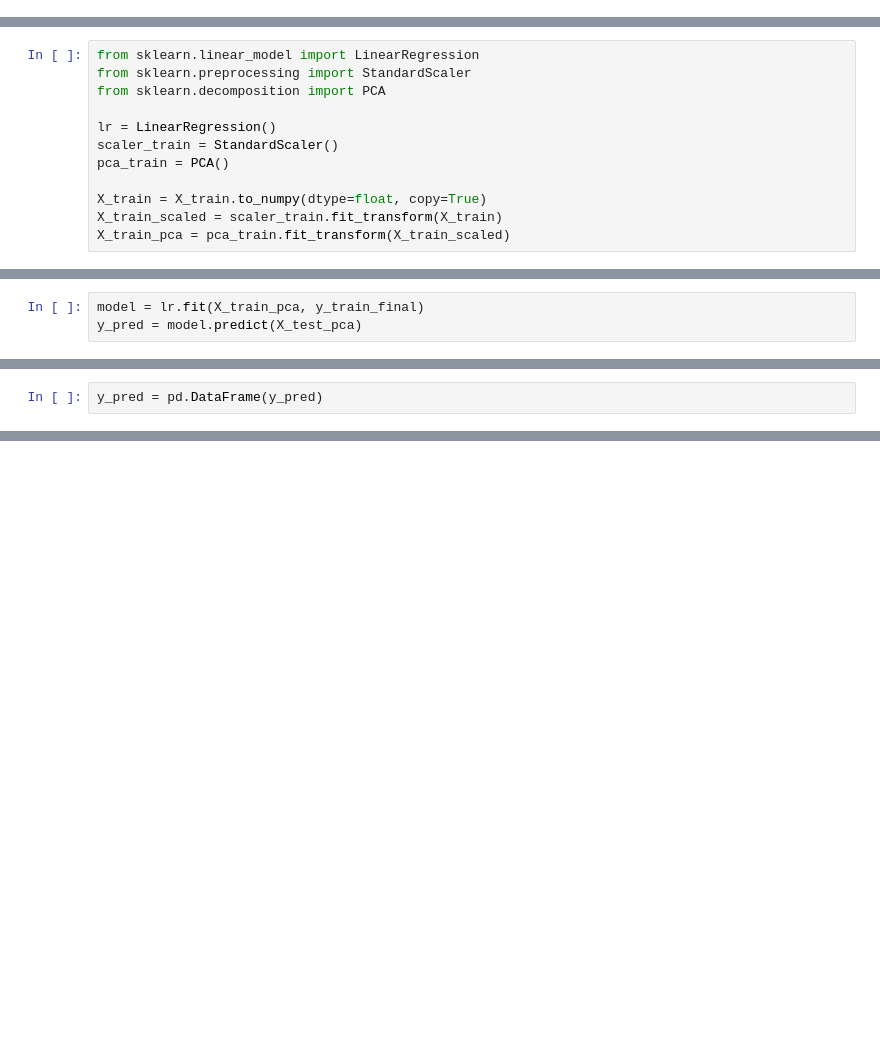
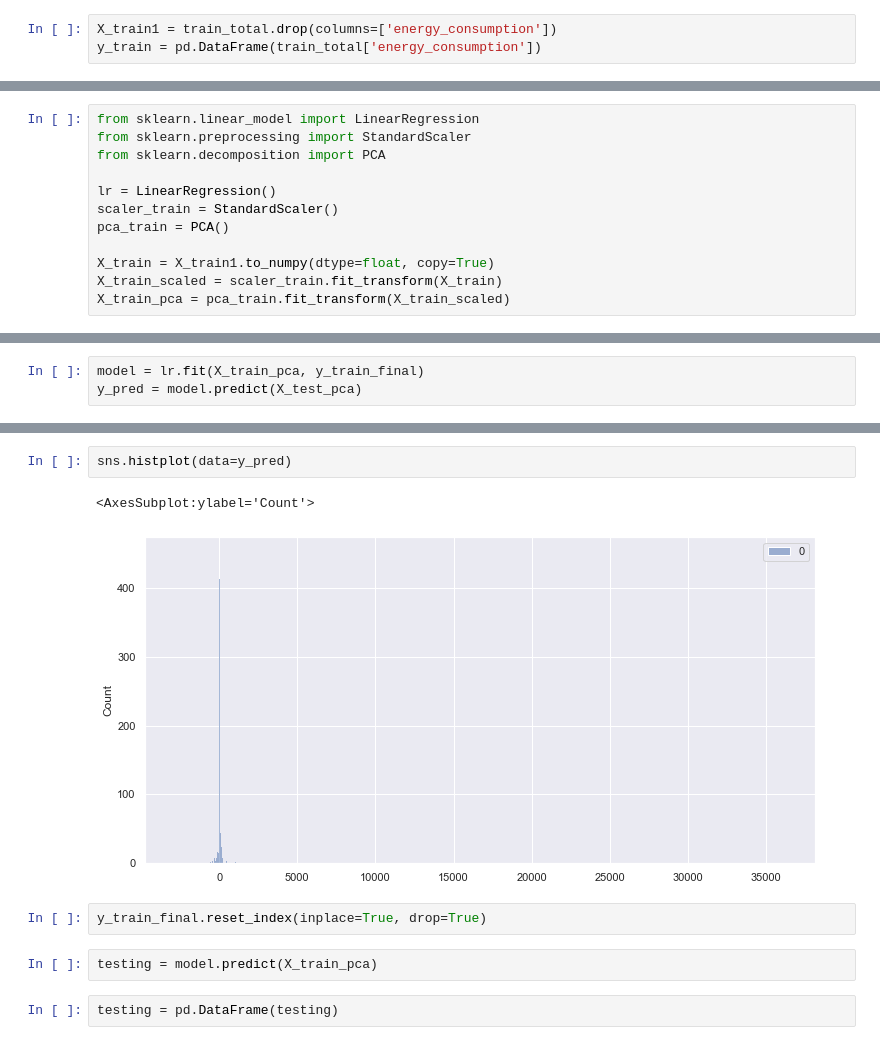
Before and after one commit to oostendo/2022-SI699-011, a Jupyter notebook: eva_and_sam/EDA_cbecs2018-v2.ipynb, the cells around one changed output, grey strips where cells are left out. Cells and saved outputs as stored; diff of their text form; blank space fills up the shorter version.

```diff
--- a/eva_and_sam/EDA_cbecs2018-v2.ipynb
+++ b/eva_and_sam/EDA_cbecs2018-v2.ipynb
@@ -351,0 +339,3 @@ X_test = df_filled
+# %%
+X_train1 = train_total.drop(columns=['energy_consumption'])
+y_train = pd.DataFrame(train_total['energy_consumption'])
@@ -360,7 +360,7 @@ lr = LinearRegression()
 scaler_train = StandardScaler()
 pca_train = PCA()
 
-X_train = X_train.to_numpy(dtype=float, copy=True)
+X_train = X_train1.to_numpy(dtype=float, copy=True)
 X_train_scaled = scaler_train.fit_transform(X_train)
 X_train_pca = pca_train.fit_transform(X_train_scaled)
 # %%
@@ -459,2 +454,0 @@ y_pred.shape
-# %%
-y_pred = pd.DataFrame(y_pred)
@@ -477,0 +507,11 @@ dtype: float64
+# %%
+sns.histplot(data=y_pred)
+# %% [output]
+<AxesSubplot:ylabel='Count'>
+[figure, added]
+# %%
+y_train_final.reset_index(inplace=True, drop=True)
+# %%
+testing = model.predict(X_train_pca)
+# %%
+testing = pd.DataFrame(testing)
```
Also changed, not shown: parts of 39 cells of this notebook, 1 other file.
